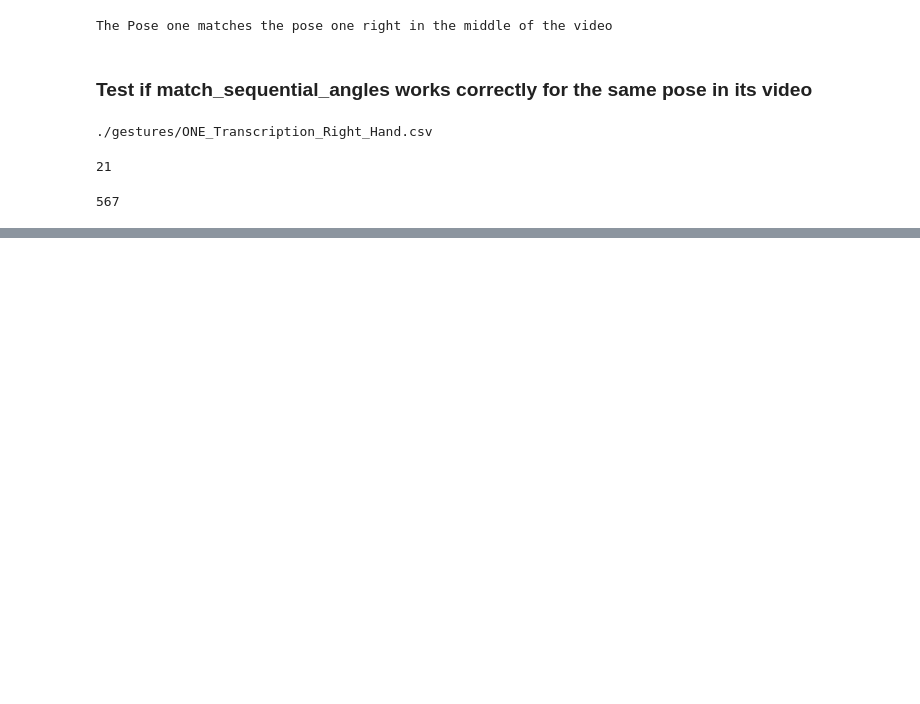
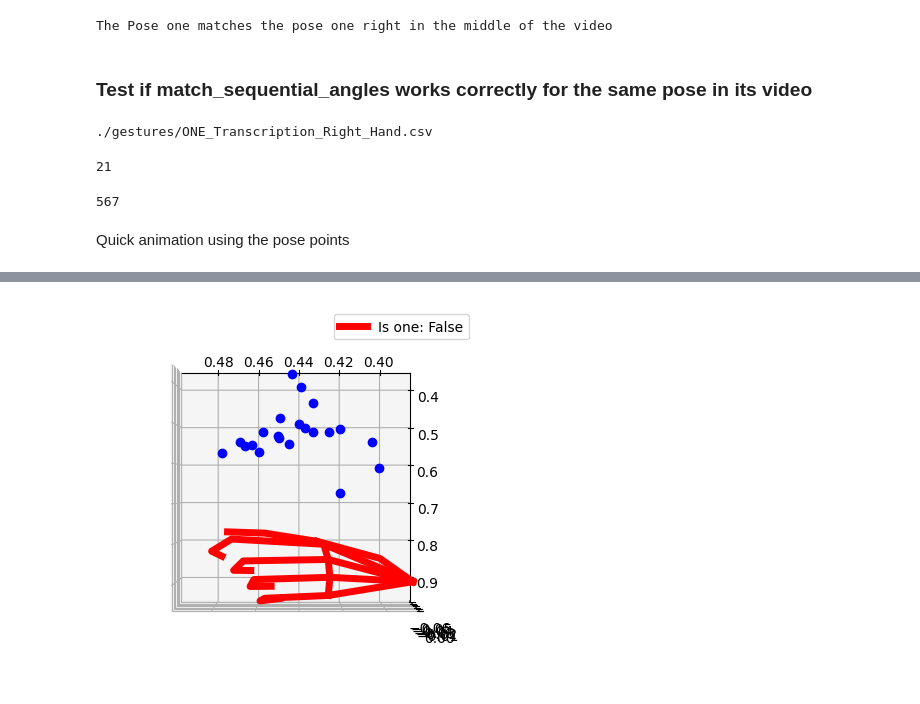
Before and after one commit to jimmerzzz52/shrine-exp, a Jupyter notebook: transcribe-asl/testing_notebook.ipynb, the cells around one changed output, grey strips where cells are left out. Drawn from its saved outputs; the diff is of its cells as text; code cells hidden in the pictures; blank space fills up the shorter version.

Commit message:
Animation included to allow direct comparisons.

```diff
--- a/transcribe-asl/testing_notebook.ipynb
+++ b/transcribe-asl/testing_notebook.ipynb
@@ -151,7 +153,7 @@ def match_sequential_angles(base_angles: np.array, angles: np.array) -> bool:
         matched_angles: bool
             A boolean indicating if the angles match the base angles.
     """
-    max_error = 0.1
+    max_error = 10
     # is_a_match = True
 
     # for idx in range(base_angles.shape[0]):
@@ -248,3 +250,66 @@ count_right_identified
 count_wrong_identified
 # %% [output]
 567
+# %% [markdown]
+Quick animation using the pose points
+# %%
+fig = plt.figure()
+ax = fig.add_subplot(111,projection='3d')
+ax.view_init(90, 180, 90)
+xdata, ydata, zdata = [], [], []
+ln1, = ax.plot([], [], [], 'r',lw=5,label='Is one: False')
+ln2, = ax.plot([], [], [], 'r',lw=5)
+ln3, = ax.plot([], [], [], 'r',lw=5)
+ln4, = ax.plot([], [], [], 'r',lw=5)
+ln5, = ax.plot([], [], [], 'r',lw=5)
+ln6, = ax.plot([], [], [], 'r',lw=5)
+lnref, = ax.plot([], [], [], 'bo',lw=5)
+L=plt.legend(loc=1) #Define legend objects
+
+def init():
+    ax.set_xlim(df['x'].min(),df['x'].max())
+    ax.set_ylim(df['y'].min(),df['y'].max())
+    ax.set_zlim(df['z'].min(),df['z'].max())
+    return ln1, ln2, ln3, ln4, ln5, ln6, lnref
+
+def update(t):
+    # Get data sorted by index at time t
+    df_t = df[df["time"] == t]
+    df_t_sorted = df_t.sort_values(by=['index'])
+    pose = df_t_sorted.to_numpy()[:, 2:]
+    # get the data of each limb
+    ln1_data = pose[limb_connections['thumb'],:]
+    ln2_data = pose[limb_connections['index'],:]
+    ln3_data = pose[limb_connections['middle'],:]
+    ln4_data = pose[limb_connections['ring'],:]
+    ln5_data = pose[limb_connections['pinky'],:]
+    ln6_data = pose[limb_connections['palm'],:]
+    # Update the data of each limb
+    ln1.set_data(ln1_data[:,0], ln1_data[:,1])
+    ln1.set_3d_properties(ln1_data[:,2])
+    ln2.set_data(ln2_data[:,0], ln2_data[:,1])
+    ln2.set_3d_properties(ln2_data[:,2])
+    ln3.set_data(ln3_data[:,0], ln3_data[:,1])
+    ln3.set_3d_properties(ln3_data[:,2])
+    ln4.set_data(ln4_data[:,0], ln4_data[:,1])
+    ln4.set_3d_properties(ln4_data[:,2])
+    ln5.set_data(ln5_data[:,0], ln5_data[:,1])
+    ln5.set_3d_properties(ln5_data[:,2])
+    ln6.set_data(ln6_data[:,0], ln6_data[:,1])
+    ln6.set_3d_properties(ln6_data[:,2])
+    lnref.set_data(static_base_gesture[:,2], static_base_gesture[:,3])
+    lnref.set_3d_properties(static_base_gesture[:,4])
+    # Get the angles of the pose
+    angles = get_angles(pose, limb_connections)
+    is_a_match = match_sequential_angles(angles_base['sequential'], angles['sequential'])
+    if is_a_match:
+        L.get_texts()[0].set_text('Is one: True')
+    else:
+        L.get_texts()[0].set_text('Is one: False') #Update label each at frame
+    return ln1, ln2, ln3, ln4, ln5, ln6, lnref
+
+ani = FuncAnimation(fig, update, frames=times,
+                    init_func=init, blit=True, interval=20)
+
+HTML(ani.to_html5_video())
+# %% [output]
@@ -250,0 +317 @@ count_wrong_identified
+[figure, added]
```
Also changed, not shown: parts of 2 cells of this notebook.
